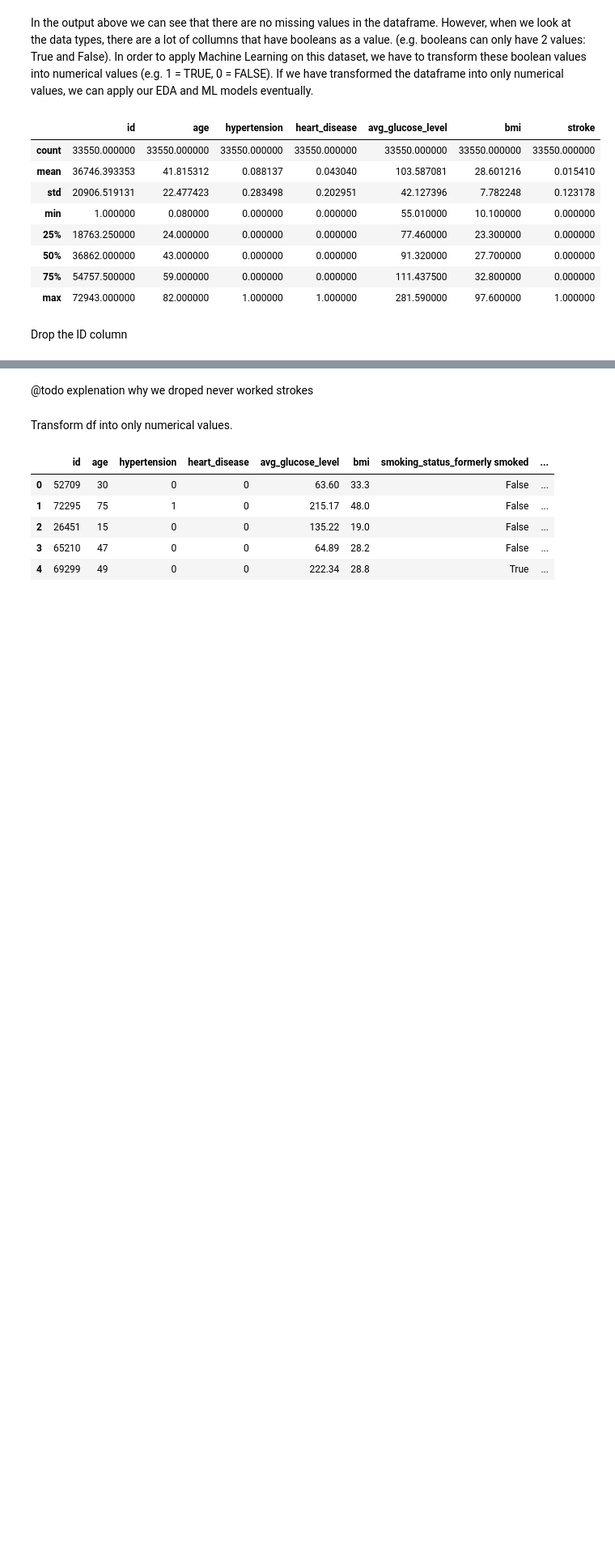
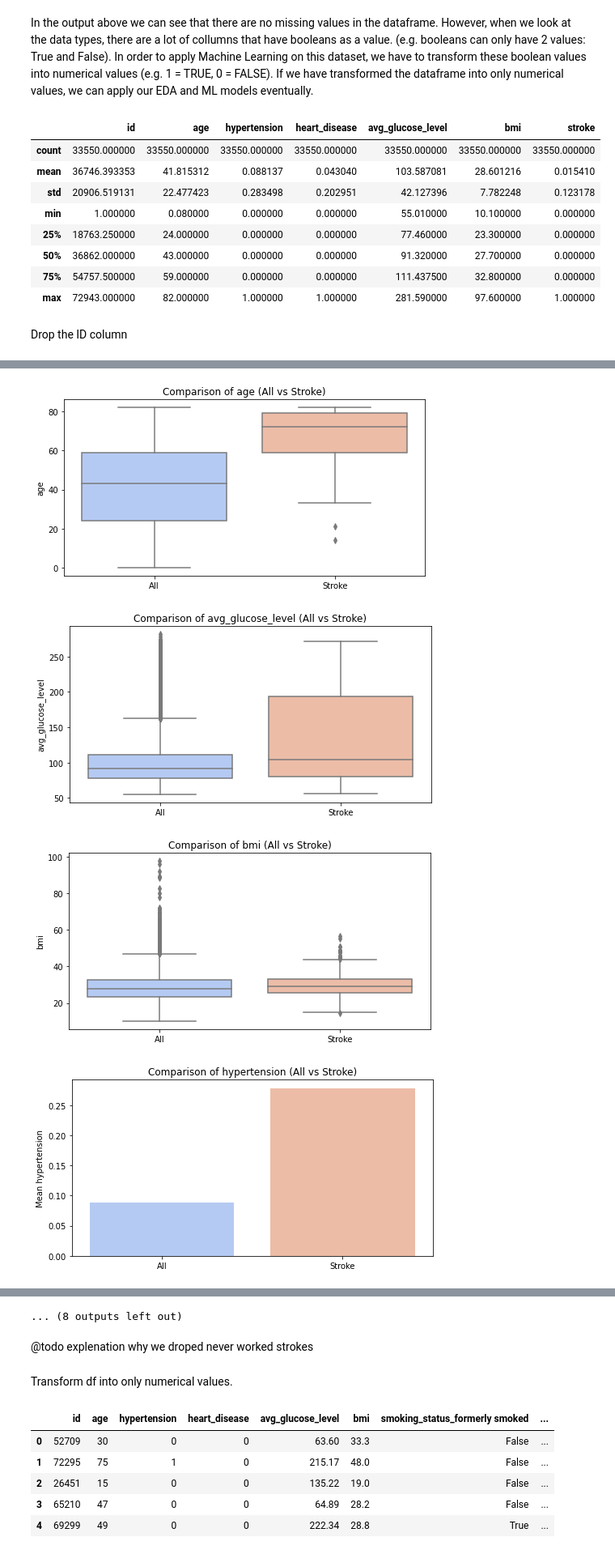
Before and after one commit to wi22b050/ML-International, a Jupyter notebook: draft_one_eda.ipynb, the cells around one changed output, grey strips where cells are left out. Shown at 81% size. Drawn from its saved outputs; the diff is of its cells as text; code cells hidden in the pictures; blank space fills up the shorter version.

```diff
--- a/draft_one_eda.ipynb
+++ b/draft_one_eda.ipynb
@@ -86,5 +86,8 @@ Drop the ID column
 df_nostroke = df[df['stroke'] == 0]
 noWorkStrokes = df_nostroke['work_type_Never_worked'].sum()
 display(noWorkStrokes)
+
+df_stroke = df[df['stroke'] == 1]
+display(df_stroke)
 # %% [output]
 141
@@ -90,0 +107,29 @@ display(noWorkStrokes)
+# %%
+continuous_cols = ['age', 'avg_glucose_level', 'bmi']
+binary_cols = ['hypertension', 'heart_disease', 'gender_Female', 'gender_Male', 'gender_Other',
+               'ever_married_No', 'ever_married_Yes', 'work_type_Govt_job', 'work_type_Never_worked',
+               'work_type_Private', 'work_type_Self-employed', 'work_type_children', 'Residence_type_Rural',
+               'Residence_type_Urban', 'smoking_status_formerly smoked', 'smoking_status_never smoked',
+               'smoking_status_smokes']
+
+# Boxplot for continuous variables
+for col in continuous_cols:
+    plt.figure(figsize=(8, 4))
+    sns.boxplot(data=[df[col], df_stroke[col]], palette='coolwarm')
+    plt.title(f"Comparison of {col} (All vs Stroke)")
+    plt.xticks([0, 1], ['All', 'Stroke'])
+    plt.ylabel(col)
+    plt.show()
+
+# Barplot for binary variables
+for col in binary_cols:
+    plt.figure(figsize=(8, 4))
+    sns.barplot(x=['All', 'Stroke'], y=[df[col].mean(), df_stroke[col].mean()], palette='coolwarm')
+    plt.title(f"Comparison of {col} (All vs Stroke)")
+    plt.ylabel(f'Mean {col}')
+    plt.show()
+# %% [output]
+[figure, added]
+[figure, added]
+[figure, added]
+[figure, added]
@@ -91,3 +144,4 @@ display(noWorkStrokes)
+... (8 outputs left out)
 # %% [markdown]
 @todo explenation why we droped never worked strokes
 # %% [markdown]
```
Also changed, not shown: parts of 13 cells of this notebook.
